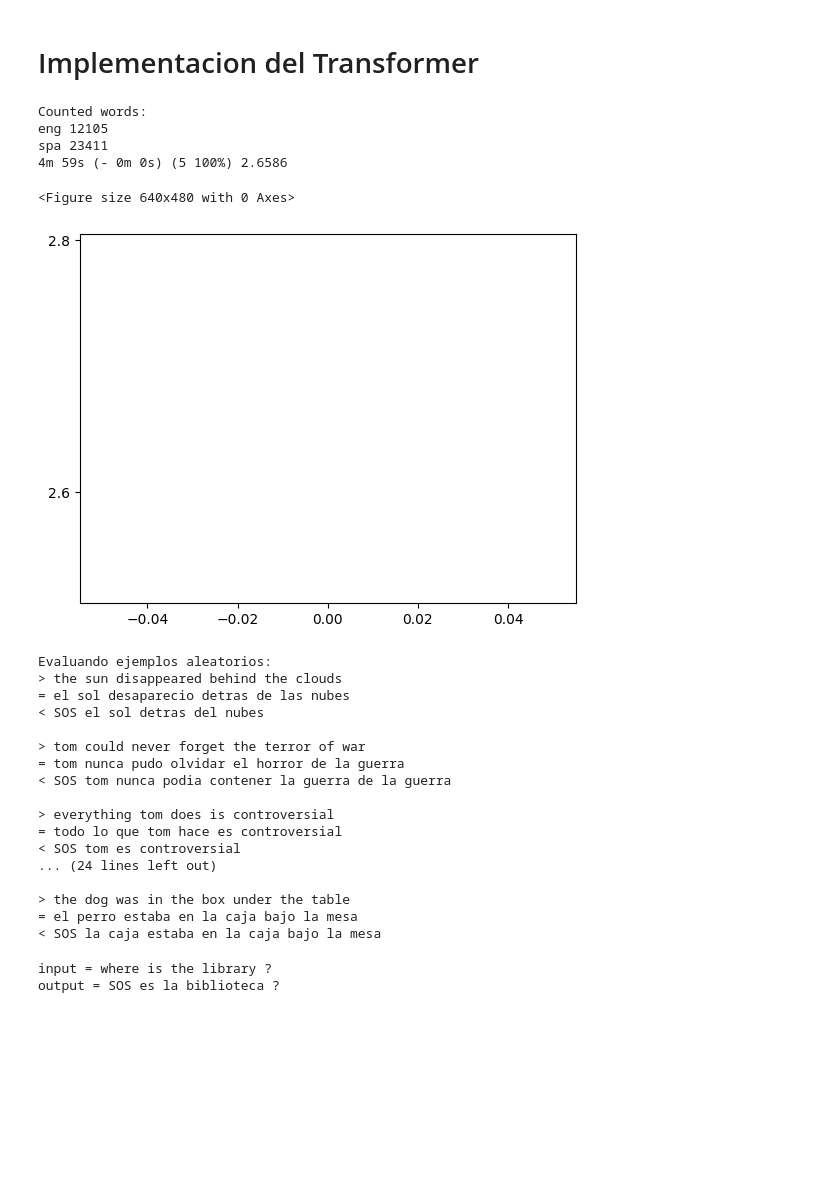
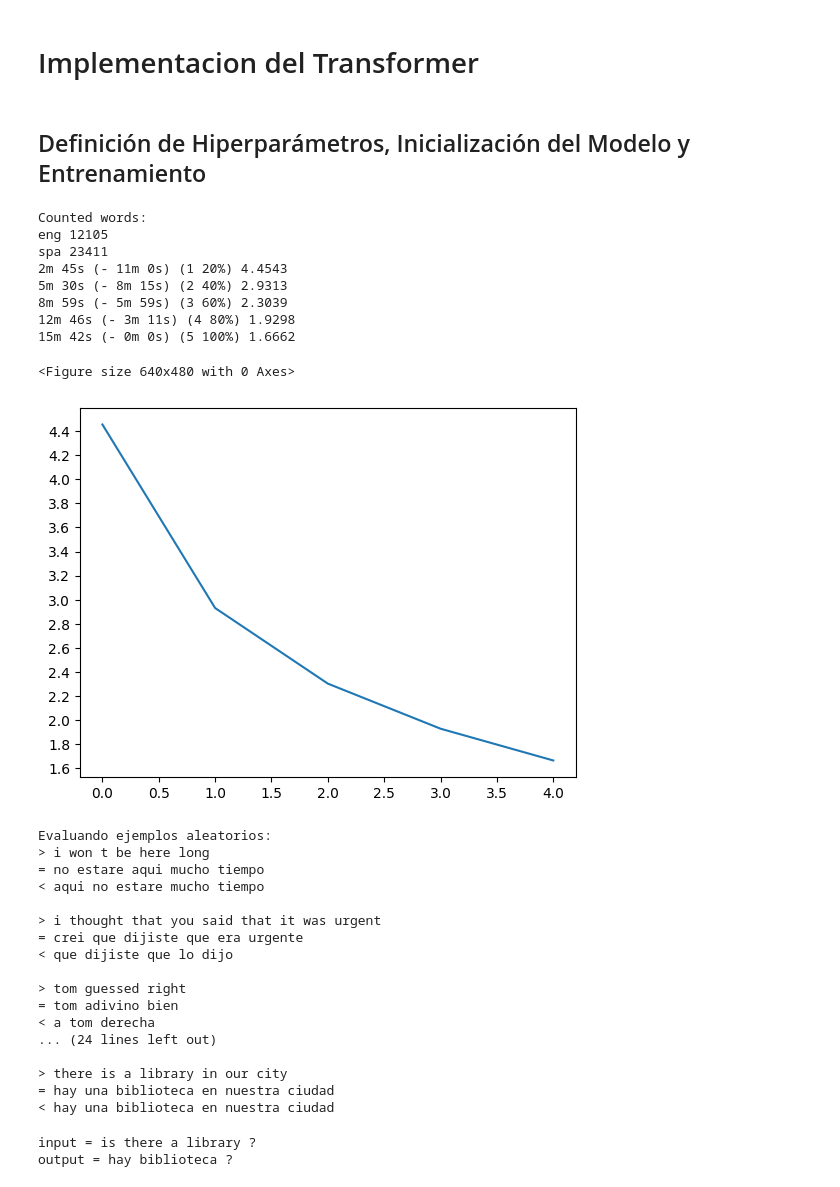
Before and after one commit to balechon/NLP_Laboratorios, a Jupyter notebook: Laboratorio6.ipynb, the cells around one changed output. Saved outputs shown, nothing was run; the diff lists cells and outputs as text; code cells hidden in the pictures; blank space fills up the shorter version.

```diff
--- a/Laboratorio6.ipynb
+++ b/Laboratorio6.ipynb
@@ -93,4 +80,4 @@ def normalizeString(s):
     s = re.sub(r"[^a-zA-Z!?]+", r" ", s)
     return s.strip()
 # %%
-file = 'data/spa.txt'
+file = '/home/jasitimbayz/Lab Transformer/spa.txt'
@@ -414,6 +407,8 @@ def showPlot(points):
     loc = ticker.MultipleLocator(base=0.2)
     ax.yaxis.set_major_locator(loc)
     plt.plot(points)
+# %% [markdown]
+## Definición de Hiperparámetros, Inicialización del Modelo y Entrenamiento
 # %%
 
 # Hiperparámetros
@@ -423,39 +418,43 @@ d_model = 256
 num_heads = 8
 num_layers = 3
 d_ff = 512
 max_seq_length = MAX_LENGTH
 dropout = 0.1
 
 
 
 device = torch.device("cuda" if torch.cuda.is_available() else "cpu")
 
 
 # Inicializar el modelo
 transformer = Transformer(src_vocab_size, tgt_vocab_size, d_model, num_heads, num_layers, d_ff, max_seq_length, dropout)
 
-# Mover el modelo al dispositivo
+# Mover el modelo a la gpu
 transformer = transformer.to(device)
 
 # Entrenamiento
 n_epochs = 5
-print_every = 5
-plot_every = 5
+print_every = 1
+plot_every = 1
 
 learning_rate = 0.0001
 optimizer = torch.optim.Adam(transformer.parameters(), lr=learning_rate)
 criterion = nn.CrossEntropyLoss(ignore_index=0)
 
-train_dataloader = get_dataloader(32)[2]  # Asumiendo que esta función ya está definida
+train_dataloader = get_dataloader(32)[2]
 
 train(train_dataloader, transformer, n_epochs, learning_rate, print_every, plot_every)
 # %% [output]
 Counted words:
 eng 12105
 spa 23411
-4m 59s (- 0m 0s) (5 100%) 2.6586
+2m 45s (- 11m 0s) (1 20%) 4.4543
+5m 30s (- 8m 15s) (2 40%) 2.9313
+8m 59s (- 5m 59s) (3 60%) 2.3039
+12m 46s (- 3m 11s) (4 80%) 1.9298
+15m 42s (- 0m 0s) (5 100%) 1.6662
 <Figure size 640x480 with 0 Axes>
-[figure, old version]
+[figure, new version]
 # %%
 # Evaluación
 def evaluate(model, sentence, input_lang, output_lang):
@@ -482,23 +481,24 @@ def evaluate(model, sentence, input_lang, output_lang, max_length=MAX_LENGTH):
     model.eval()
     with torch.no_grad():
         input_tensor = tensorFromSentence(input_lang, sentence).to(device)
-        target_tensor = torch.LongTensor([[SOS_token]]).to(device)
+        target_tensor = torch.LongTensor([[SOS_token]]).to(device)  # Iniciamos con SOS
 
         for i in range(max_length):
             output = model(input_tensor, target_tensor)
-            topv, topi = output[:, -1].topk(1)
-            if topi.item() == EOS_token:
+            topv, topi = output[:, -1].topk(1)  # Tomamos el índice de la palabra con mayor probabilidad
+            if topi.item() == EOS_token:  # Si llega a EOS, terminamos la generación
                 break
-            target_tensor = torch.cat([target_tensor, topi.detach()], dim=1)
+            target_tensor = torch.cat([target_tensor, topi.detach()], dim=1)  # Añadimos el siguiente token
 
         decoded_words = []
-        for iti in range(target_tensor.size(1)):
-            if target_tensor[0][iti].item() == EOS_token:
-                decoded_words.append('<EOS>')
+        for iti in range(1, target_tensor.size(1)):  # Comenzamos desde 1 para saltar SOS
+            token_id = target_tensor[0][iti].item()
+            if token_id == EOS_token:
                 break
-            decoded_words.append(output_lang.index2word[target_tensor[0][iti].item()])
+            decoded_words.append(output_lang.index2word[token_id])  # Añadimos las palabras decodificadas
 
     return decoded_words
+
 
 def evaluateRandomly(model, pairs, input_lang, output_lang, n=10):
     for i in range(n):
@@ -515,33 +515,32 @@ def evaluateAndShowAttention(model, sentence, input_lang, output_lang):
     print('input =', sentence)
     print('output =', ' '.join(output_words))
 
-# Uso de las funciones de evaluación
+
 print("Evaluando ejemplos aleatorios:")
 evaluateRandomly(transformer, pairs, input_lang, output_lang)
 # %% [output]
 Evaluando ejemplos aleatorios:
-> the sun disappeared behind the clouds
-= el sol desaparecio detras de las nubes
-< SOS el sol detras del nubes
+> i won t be here long
+= no estare aqui mucho tiempo
+< aqui no estare mucho tiempo
 
-> tom could never forget the terror of war
-= tom nunca pudo olvidar el horror de la guerra
-< SOS tom nunca podia contener la guerra de la guerra
+> i thought that you said that it was urgent
+= crei que dijiste que era urgente
+< que dijiste que lo dijo
 
-> everything tom does is controversial
-= todo lo que tom hace es controversial
-< SOS tom es controversial
+> tom guessed right
+= tom adivino bien
+< a tom derecha
 ... (24 lines left out)
 
-> the dog was in the box under the table
-= el perro estaba en la caja bajo la mesa
-< SOS la caja estaba en la caja bajo la mesa
+> there is a library in our city
+= hay una biblioteca en nuestra ciudad
+< hay una biblioteca en nuestra ciudad
 # %%
 # save the model
 torch.save(transformer.state_dict(), 'transformer_test_5_epochs.pth')
 # %%
-evaluateAndShowAttention(transformer, "where is the library ?", input_lang, output_lang)
-# tengo un error no envez de la primera palabra me da SOS
+evaluateAndShowAttention(transformer, "is there a library ?", input_lang, output_lang)
 # %% [output]
-input = where is the library ?
-output = SOS es la biblioteca ?
+input = is there a library ?
+output = hay biblioteca ?
```
Also changed, not shown: parts of 9 cells of this notebook.
